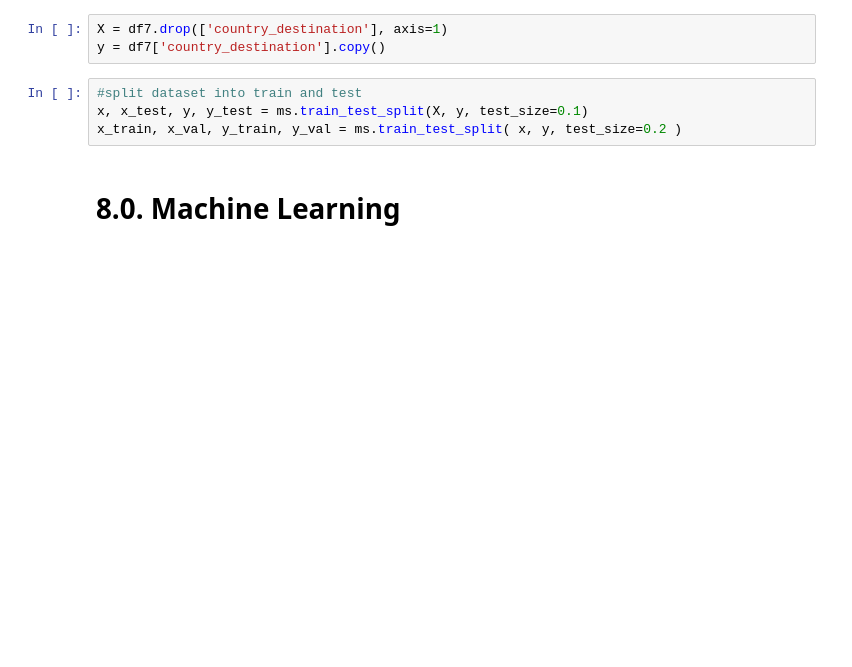
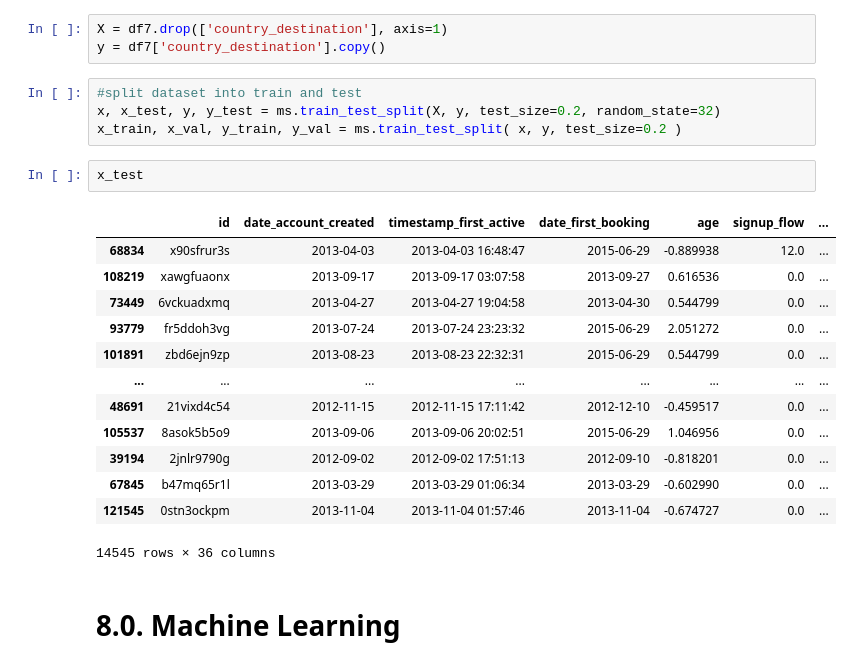
Before and after one commit to HenriqueCR1291/airbnb_prediction, a Jupyter notebook: m08_airbnb.ipynb, the cells around one changed output. Cells and saved outputs as stored; diff of their text form; blank space fills up the shorter version.

```diff
--- a/m08_airbnb.ipynb
+++ b/m08_airbnb.ipynb
@@ -1192,8 +1191,24 @@ X = df7.drop(['country_destination'], axis=1)
 y = df7['country_destination'].copy()
 # %%
 #split dataset into train and test
-x, x_test, y, y_test = ms.train_test_split(X, y, test_size=0.1)
+x, x_test, y, y_test = ms.train_test_split(X, y, test_size=0.2, random_state=32)
 x_train, x_val, y_train, y_val = ms.train_test_split( x, y, test_size=0.2 )
+# %%
+x_test
+# %% [output]
+|  | id | date_account_created | timestamp_first_active | date_first_booking | age | signup_flow | ... |
+| 68834 | x90sfrur3s | 2013-04-03 | 2013-04-03 16:48:47 | 2015-06-29 | -0.889938 | 12.0 | ... |
+| 108219 | xawgfuaonx | 2013-09-17 | 2013-09-17 03:07:58 | 2013-09-27 | 0.616536 | 0.0 | ... |
+| 73449 | 6vckuadxmq | 2013-04-27 | 2013-04-27 19:04:58 | 2013-04-30 | 0.544799 | 0.0 | ... |
+| 93779 | fr5ddoh3vg | 2013-07-24 | 2013-07-24 23:23:32 | 2015-06-29 | 2.051272 | 0.0 | ... |
+| 101891 | zbd6ejn9zp | 2013-08-23 | 2013-08-23 22:32:31 | 2015-06-29 | 0.544799 | 0.0 | ... |
+| ... | ... | ... | ... | ... | ... | ... | ... |
+| 48691 | 21vixd4c54 | 2012-11-15 | 2012-11-15 17:11:42 | 2012-12-10 | -0.459517 | 0.0 | ... |
+| 105537 | 8asok5b5o9 | 2013-09-06 | 2013-09-06 20:02:51 | 2015-06-29 | 1.046956 | 0.0 | ... |
+| 39194 | 2jnlr9790g | 2012-09-02 | 2012-09-02 17:51:13 | 2012-09-10 | -0.818201 | 0.0 | ... |
+| 67845 | b47mq65r1l | 2013-03-29 | 2013-03-29 01:06:34 | 2013-03-29 | -0.602990 | 0.0 | ... |
+| 121545 | 0stn3ockpm | 2013-11-04 | 2013-11-04 01:57:46 | 2013-11-04 | -0.674727 | 0.0 | ... |
+14545 rows × 36 columns
 # %% [markdown]
 # 8.0. Machine Learning
 # %% [markdown]
```
Also changed, not shown: parts of 17 cells of this notebook.
